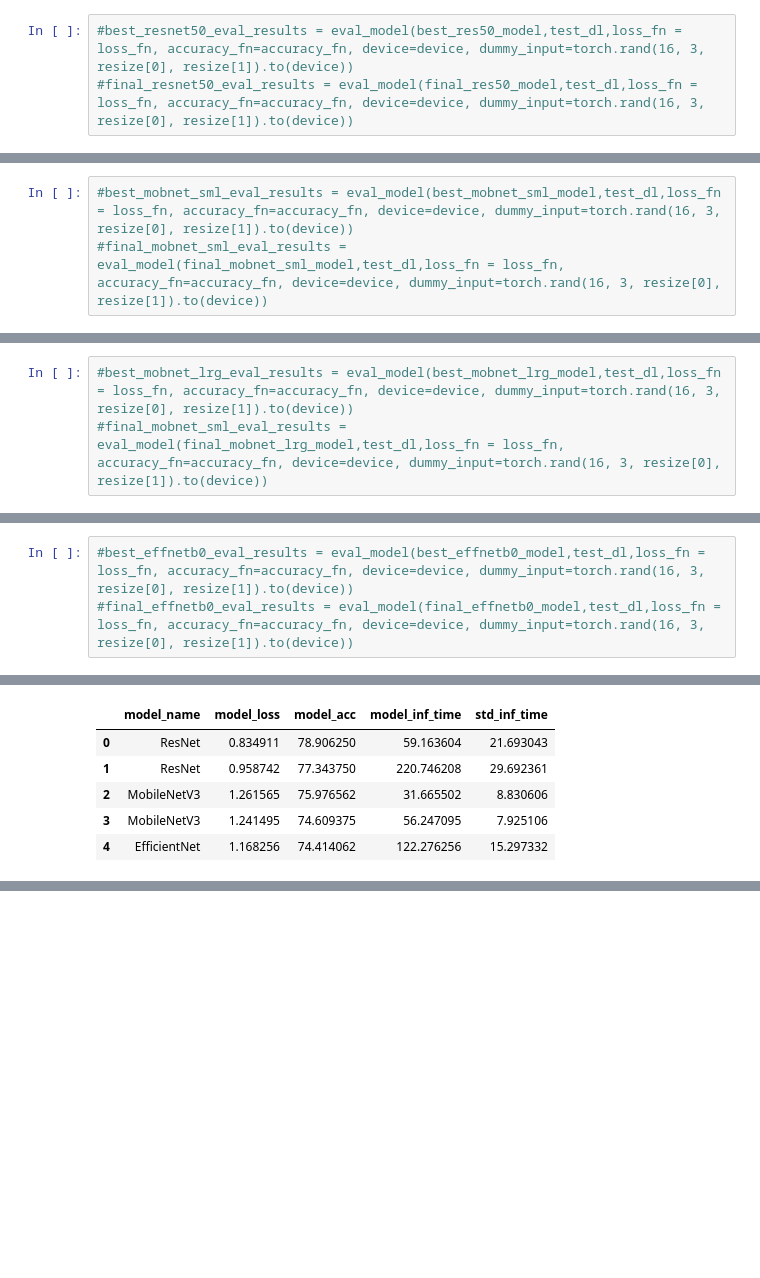
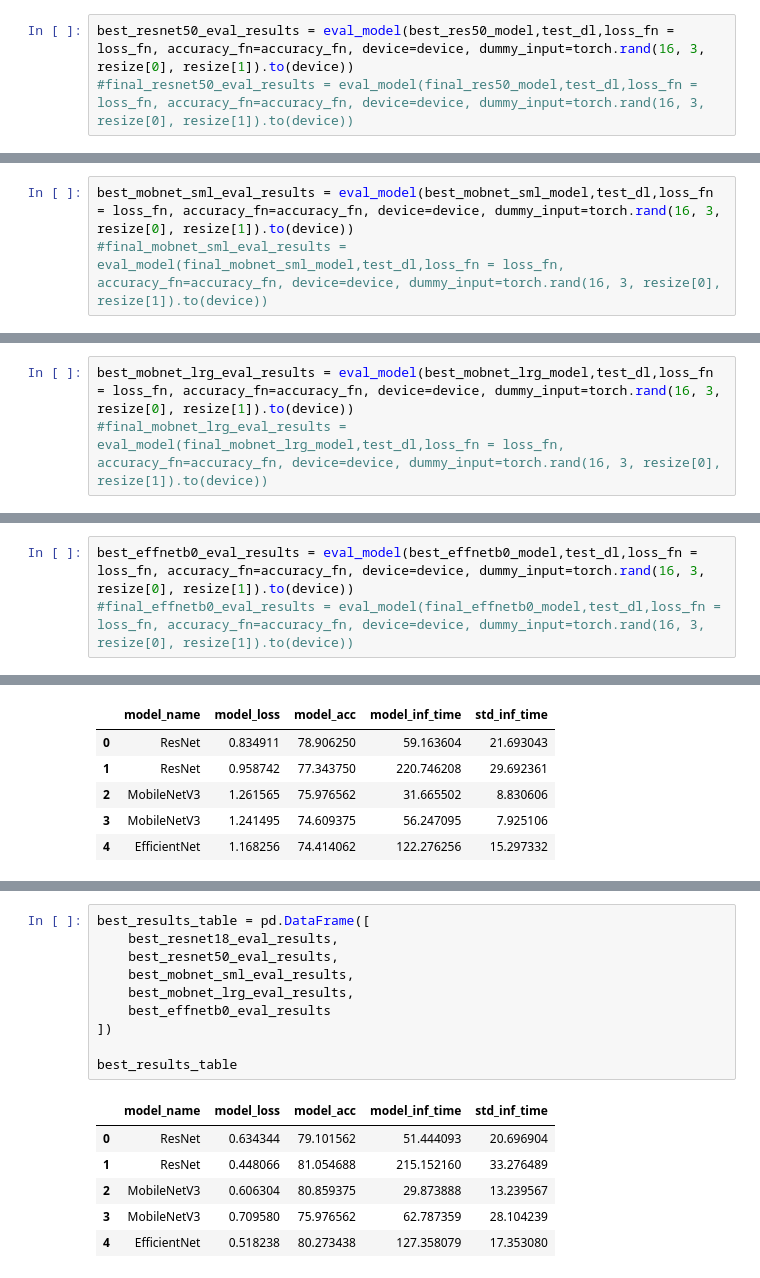
Before and after one commit to J-Mina/AQAUIS, a Jupyter notebook: Code/NAdam_won_resize.ipynb, the cells around one changed output, grey strips where cells are left out. Cells and saved outputs as stored; diff of their text form; blank space fills up the shorter version.

```diff
--- a/Code/NAdam_wor.ipynb
+++ b/Code/NAdam_won_resize.ipynb
@@ -153,5 +153,5 @@ print("Done")
 # %% [output]
 Done
 # %%
-#best_resnet50_eval_results = eval_model(best_res50_model,test_dl,loss_fn = loss_fn, accuracy_fn=accuracy_fn, device=device, dummy_input=torch.rand(16, 3, resize[0], resize[1]).to(device))
+best_resnet50_eval_results = eval_model(best_res50_model,test_dl,loss_fn = loss_fn, accuracy_fn=accuracy_fn, device=device, dummy_input=torch.rand(16, 3, resize[0], resize[1]).to(device))
 #final_resnet50_eval_results = eval_model(final_res50_model,test_dl,loss_fn = loss_fn, accuracy_fn=accuracy_fn, device=device, dummy_input=torch.rand(16, 3, resize[0], resize[1]).to(device))
@@ -166,7 +164,7 @@ print("Done")
 # %% [output]
 Done
 # %%
-#best_mobnet_sml_eval_results = eval_model(best_mobnet_sml_model,test_dl,loss_fn = loss_fn, accuracy_fn=accuracy_fn, device=device, dummy_input=torch.rand(16, 3, resize[0], resize[1]).to(device))
+best_mobnet_sml_eval_results = eval_model(best_mobnet_sml_model,test_dl,loss_fn = loss_fn, accuracy_fn=accuracy_fn, device=device, dummy_input=torch.rand(16, 3, resize[0], resize[1]).to(device))
 #final_mobnet_sml_eval_results = eval_model(final_mobnet_sml_model,test_dl,loss_fn = loss_fn, accuracy_fn=accuracy_fn, device=device, dummy_input=torch.rand(16, 3, resize[0], resize[1]).to(device))
 # %%
 model_name = "MobileNetLarge"
@@ -177,8 +175,8 @@ print("Done")
 # %% [output]
 Done
 # %%
-#best_mobnet_lrg_eval_results = eval_model(best_mobnet_lrg_model,test_dl,loss_fn = loss_fn, accuracy_fn=accuracy_fn, device=device, dummy_input=torch.rand(16, 3, resize[0], resize[1]).to(device))
-#final_mobnet_sml_eval_results = eval_model(final_mobnet_lrg_model,test_dl,loss_fn = loss_fn, accuracy_fn=accuracy_fn, device=device, dummy_input=torch.rand(16, 3, resize[0], resize[1]).to(device))
+best_mobnet_lrg_eval_results = eval_model(best_mobnet_lrg_model,test_dl,loss_fn = loss_fn, accuracy_fn=accuracy_fn, device=device, dummy_input=torch.rand(16, 3, resize[0], resize[1]).to(device))
+#final_mobnet_lrg_eval_results = eval_model(final_mobnet_lrg_model,test_dl,loss_fn = loss_fn, accuracy_fn=accuracy_fn, device=device, dummy_input=torch.rand(16, 3, resize[0], resize[1]).to(device))
 # %%
 model_name = "EfficientNetB0"
 model = EfficientNetB0
@@ -188,7 +186,7 @@ print("Done")
 # %% [output]
 Done
 # %%
-#best_effnetb0_eval_results = eval_model(best_effnetb0_model,test_dl,loss_fn = loss_fn, accuracy_fn=accuracy_fn, device=device, dummy_input=torch.rand(16, 3, resize[0], resize[1]).to(device))
+best_effnetb0_eval_results = eval_model(best_effnetb0_model,test_dl,loss_fn = loss_fn, accuracy_fn=accuracy_fn, device=device, dummy_input=torch.rand(16, 3, resize[0], resize[1]).to(device))
 #final_effnetb0_eval_results = eval_model(final_effnetb0_model,test_dl,loss_fn = loss_fn, accuracy_fn=accuracy_fn, device=device, dummy_input=torch.rand(16, 3, resize[0], resize[1]).to(device))
 # %%
 plot_loss_curves(res18_results[0],"ResNet18"), plot_loss_curves(res50_results[0],"ResNet50"),plot_loss_curves(mobnet_sml_results[0],"MobileNet V3 Small"),
@@ -229,0 +245,17 @@ results_table
+# %%
+best_results_table = pd.DataFrame([
+    best_resnet18_eval_results,
+    best_resnet50_eval_results,
+    best_mobnet_sml_eval_results,
+    best_mobnet_lrg_eval_results,
+    best_effnetb0_eval_results
+])
+
+best_results_table
+# %% [output]
+|  | model_name | model_loss | model_acc | model_inf_time | std_inf_time |
+| 0 | ResNet | 0.634344 | 79.101562 | 51.444093 | 20.696904 |
+| 1 | ResNet | 0.448066 | 81.054688 | 215.152160 | 33.276489 |
+| 2 | MobileNetV3 | 0.606304 | 80.859375 | 29.873888 | 13.239567 |
+| 3 | MobileNetV3 | 0.709580 | 75.976562 | 62.787359 | 28.104239 |
+| 4 | EfficientNet | 0.518238 | 80.273438 | 127.358079 | 17.353080 |
```
Also changed, not shown: parts of 3 cells of this notebook, 1 other file.
